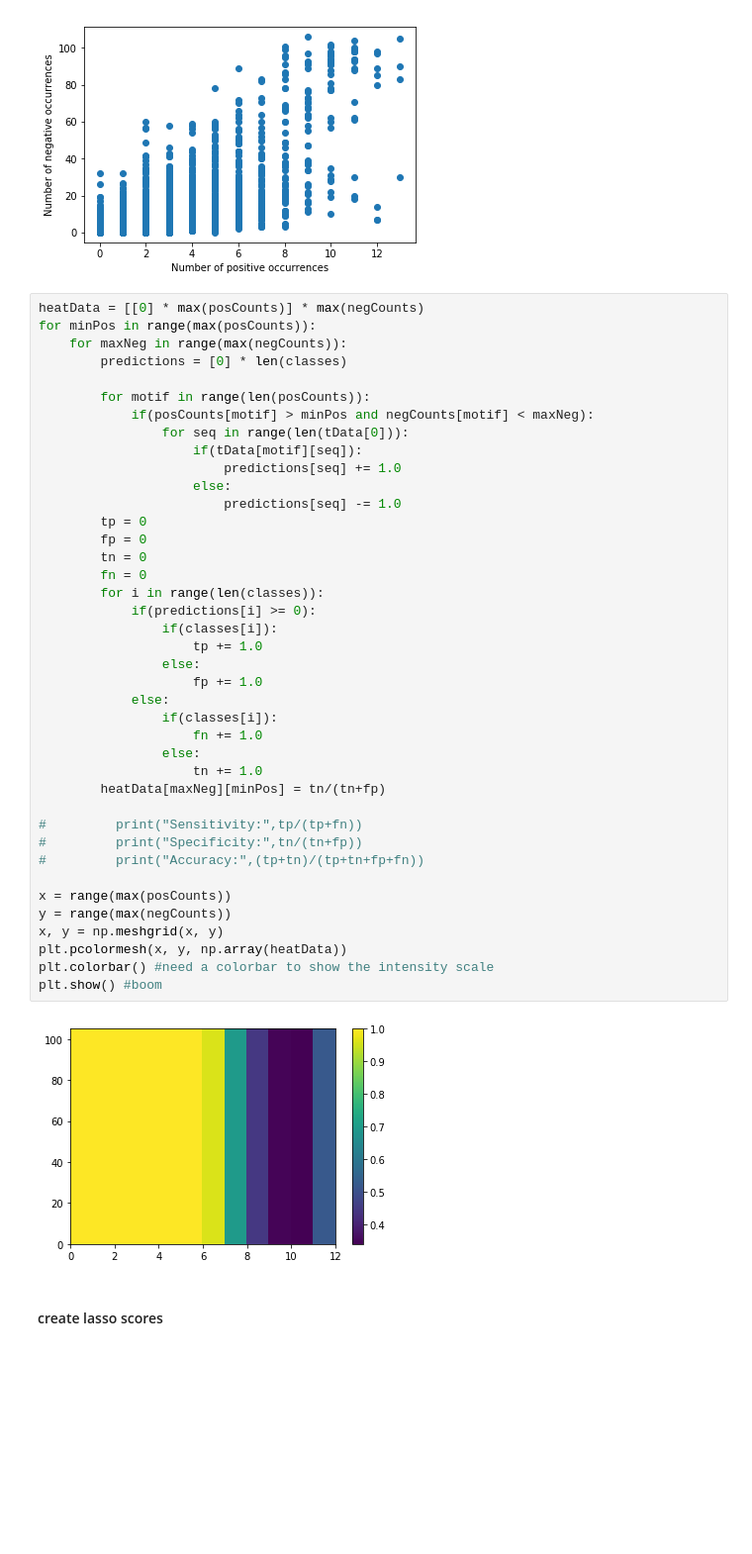
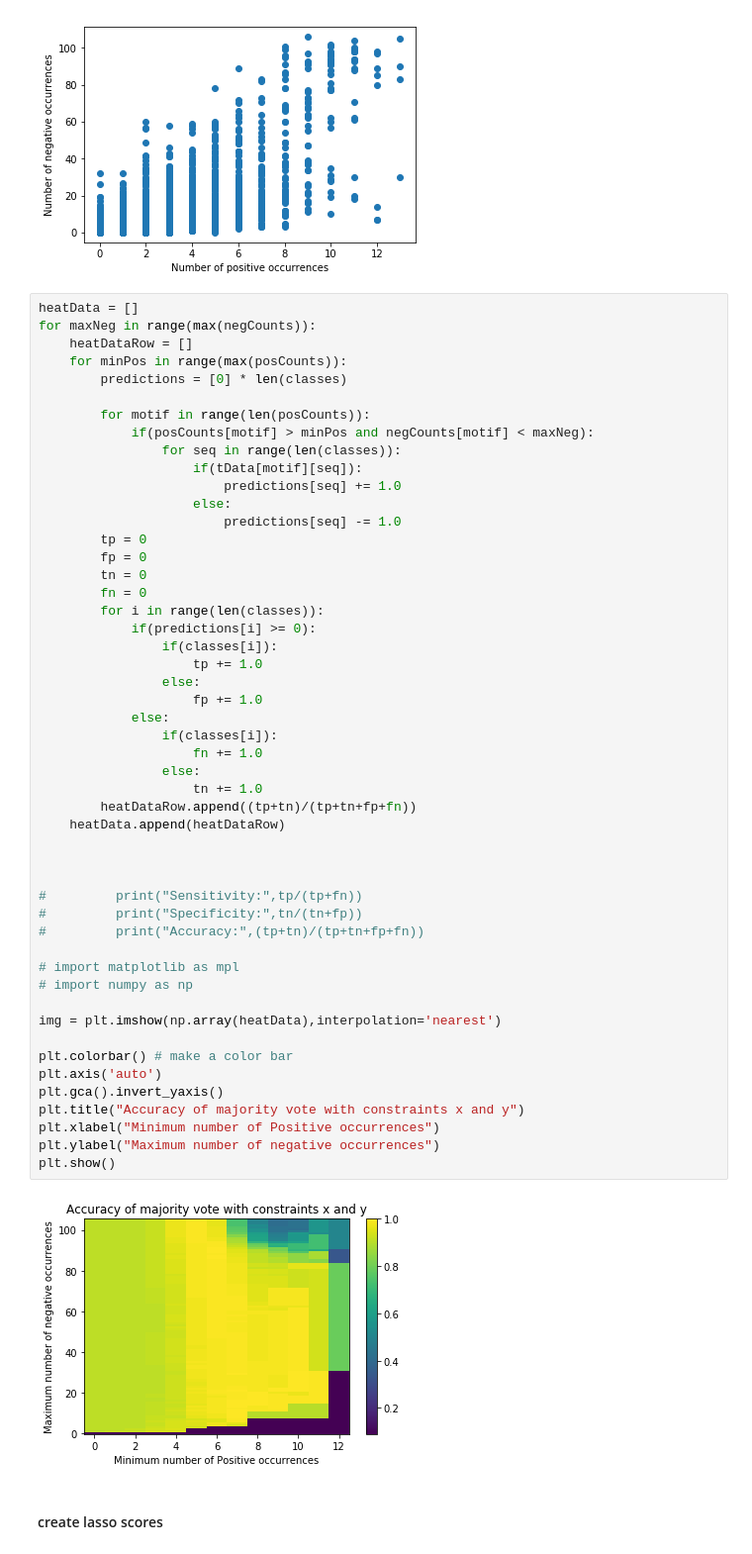
Before and after one commit to mullinmax/IS, a Jupyter notebook: Feature selection.ipynb, the cells around one changed output. Shown at 99% size. Saved outputs shown, nothing was run; the diff lists cells and outputs as text; blank space fills up the shorter version.

Commit message:
working heat map

```diff
--- a/Feature selection.ipynb
+++ b/Feature selection.ipynb
@@ -87,47 +87,57 @@ plt.show()
 # %% [output]
 [figure]
 # %%
-heatData = [[0] * max(posCounts)] * max(negCounts)
-for minPos in range(max(posCounts)):
-    for maxNeg in range(max(negCounts)):
+heatData = []
+for maxNeg in range(max(negCounts)):
+    heatDataRow = []
+    for minPos in range(max(posCounts)):
         predictions = [0] * len(classes)
 
         for motif in range(len(posCounts)):
             if(posCounts[motif] > minPos and negCounts[motif] < maxNeg):
-                for seq in range(len(tData[0])):
+                for seq in range(len(classes)):
                     if(tData[motif][seq]):
                         predictions[seq] += 1.0
                     else:
                         predictions[seq] -= 1.0
         tp = 0
         fp = 0
         tn = 0
         fn = 0
         for i in range(len(classes)):
             if(predictions[i] >= 0):
                 if(classes[i]):
                     tp += 1.0
                 else:
                     fp += 1.0
             else:
                 if(classes[i]):
                     fn += 1.0
                 else:
                     tn += 1.0
-        heatData[maxNeg][minPos] = tn/(tn+fp)
+        heatDataRow.append((tp+tn)/(tp+tn+fp+fn))
+    heatData.append(heatDataRow)
+
+
 
 #         print("Sensitivity:",tp/(tp+fn))
 #         print("Specificity:",tn/(tn+fp))
 #         print("Accuracy:",(tp+tn)/(tp+tn+fp+fn))
 
-x = range(max(posCounts))
-y = range(max(negCounts))
-x, y = np.meshgrid(x, y)
-plt.pcolormesh(x, y, np.array(heatData))
-plt.colorbar() #need a colorbar to show the intensity scale
-plt.show() #boom
+# import matplotlib as mpl
+# import numpy as np
+
+img = plt.imshow(np.array(heatData),interpolation='nearest')
+
+plt.colorbar() # make a color bar
+plt.axis('auto')
+plt.gca().invert_yaxis()
+plt.title("Accuracy of majority vote with constraints x and y")
+plt.xlabel("Minimum number of Positive occurrences")
+plt.ylabel("Maximum number of negative occurrences")
+plt.show()
 # %% [output]
-[figure, old version]
+[figure, new version]
 # %% [markdown]
 #### create lasso scores
 # %%
```
